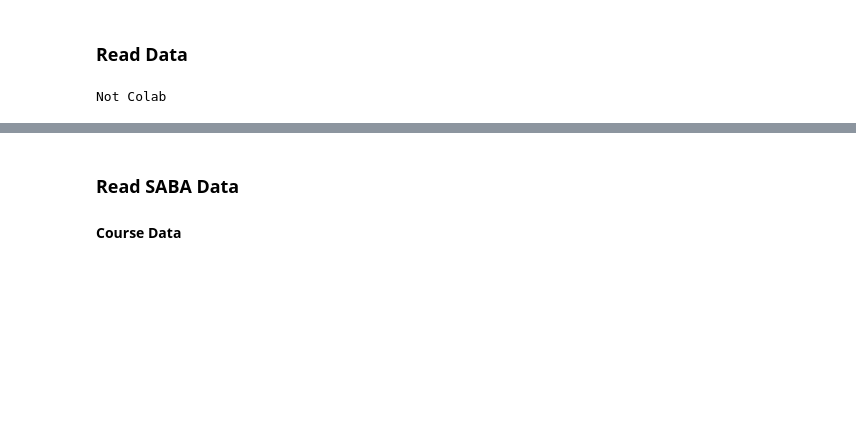
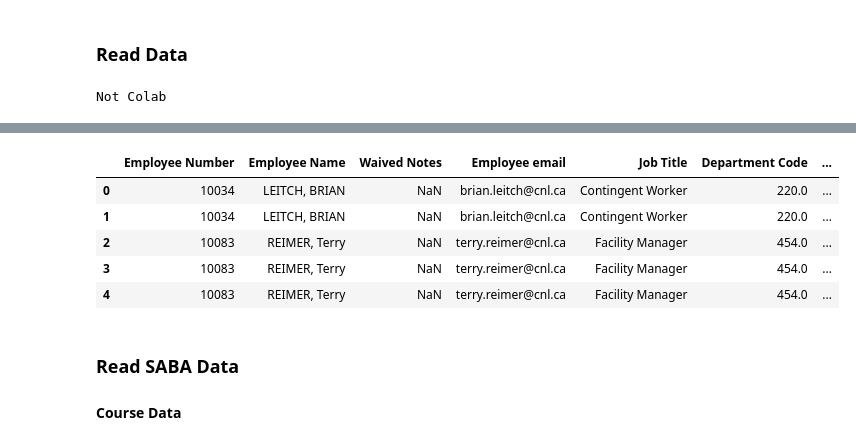
Before and after one commit to AkeemSemper/Cert_Import_Translation, a Jupyter notebook: transcript.ipynb, the cells around one changed output, grey strips where cells are left out. Cells and saved outputs as stored; diff of their text form; code cells hidden in the pictures; blank space fills up the shorter version.

```diff
--- a/transcript.ipynb
+++ b/transcript.ipynb
@@ -74,3 +77,25 @@ source[["Completion Status", "Attendance Status", "Pass/Fail"]].groupby(["Pass/F
+# %%
+def map_course(mapping_list, orig_df):
+    new_df = orig_df
+    for _, map_row in mapping_list.iterrows():
+        old_course = map_row[CMAP_ORIG]
+        new_course = map_row[CMAP_NEW]
+        #new_df[[COURSEID]] = new_df[[COURSEID]].replace(old_course, new_course)
+        new_df.replace(old_course, new_course, inplace=True)
+        #print(old_course, new_course)
+    return new_df
+# %%
+if USE_COURSE_MAP:
+    course_map = pd.read_csv(MAP_PATH)
+    source = map_course(course_map, source)
+source.head(5)
+# %% [output]
+|  | Employee Number | Employee Name | Waived Notes | Employee email | Job Title | Department Code | ... |
+| 0 | 10034 | LEITCH, BRIAN | NaN | brian.leitch@cnl.ca | Contingent Worker | 220.0 | ... |
+| 1 | 10034 | LEITCH, BRIAN | NaN | brian.leitch@cnl.ca | Contingent Worker | 220.0 | ... |
+| 2 | 10083 | REIMER, Terry | NaN | terry.reimer@cnl.ca | Facility Manager | 454.0 | ... |
+| 3 | 10083 | REIMER, Terry | NaN | terry.reimer@cnl.ca | Facility Manager | 454.0 | ... |
+| 4 | 10083 | REIMER, Terry | NaN | terry.reimer@cnl.ca | Facility Manager | 454.0 | ... |
 # %% [markdown]
 ### Read SABA Data
 
```
Also changed, not shown: parts of 19 cells of this notebook, 6 other files.
